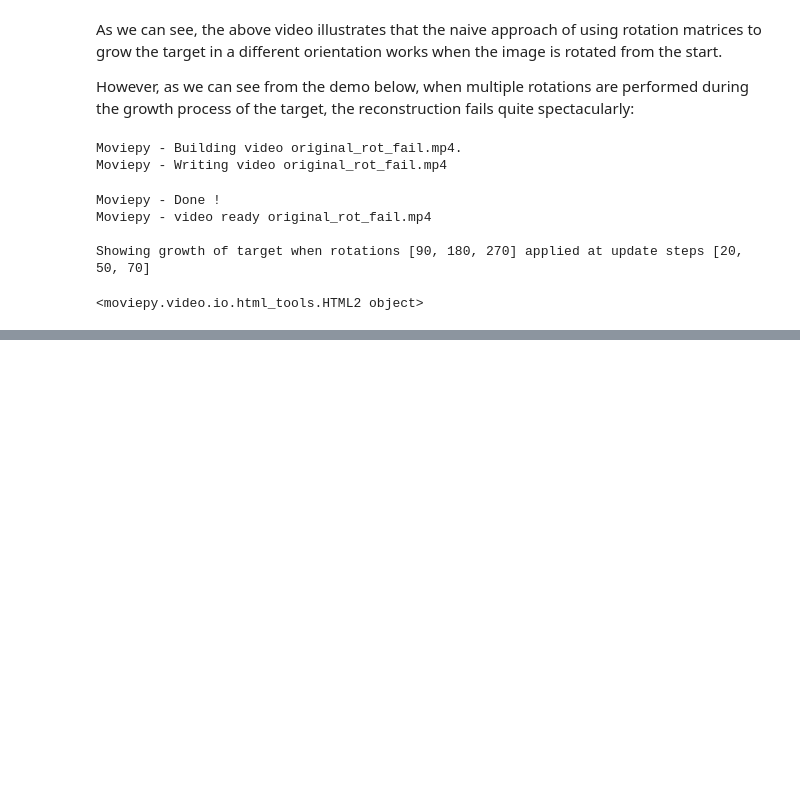
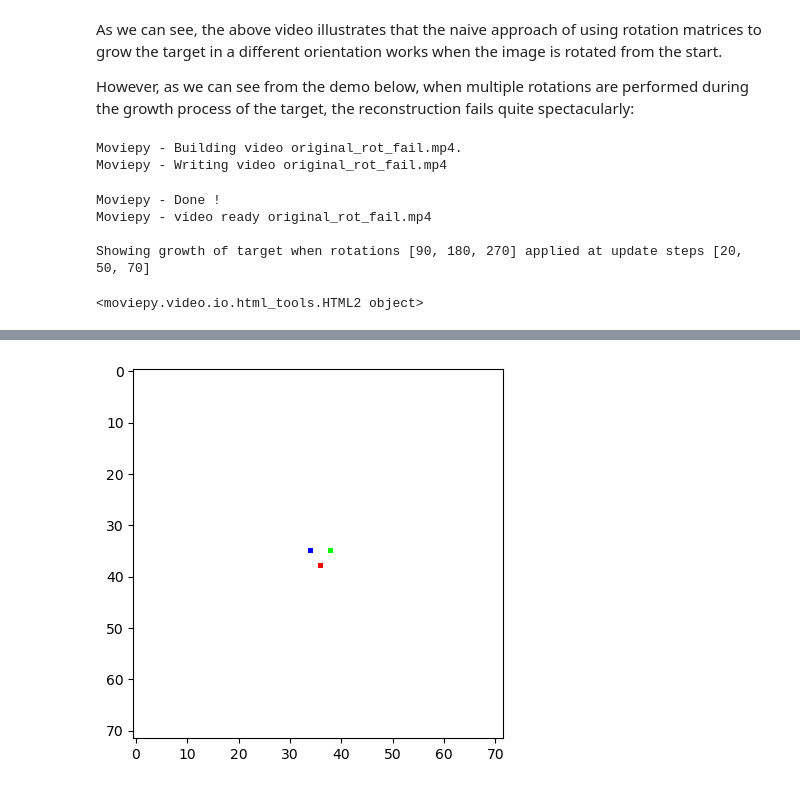
Before and after one commit to Radevsi/cellular-automata, a Jupyter notebook: symmetry/computational_essay/submission.ipynb, the cells around one changed output, grey strips where cells are left out. Drawn from its saved outputs; the diff is of its cells as text; code cells hidden in the pictures; blank space fills up the shorter version.

```diff
--- a/symmetry/computational_essay/submission.ipynb
+++ b/symmetry/computational_essay/submission.ipynb
@@ -474,0 +711,4 @@ If, however, a two-dimensional route is pursued, the equivariant model could pot
+# %%
+plot_tensor(seed)
+# %% [output]
+[figure, added]
```
Also changed, not shown: parts of 57 cells of this notebook, 9 other files.
